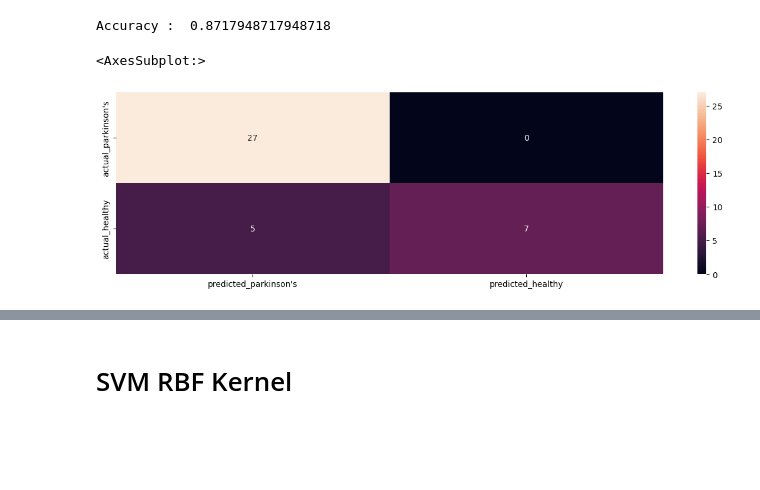
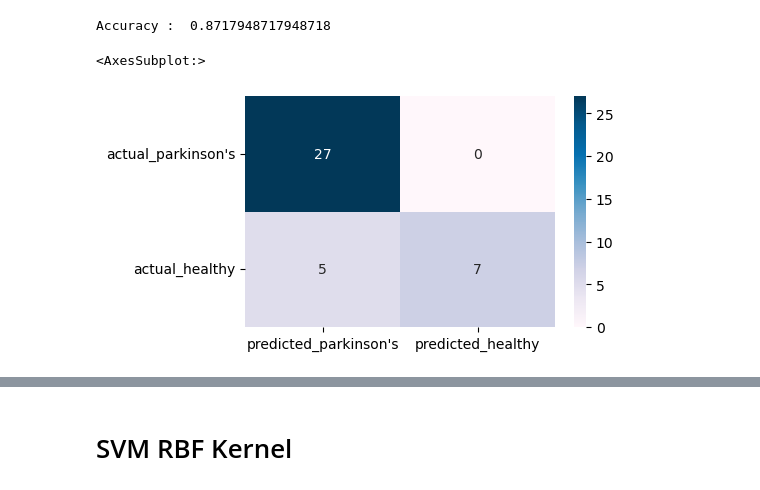
Before and after one commit to SHWETA2JHA/Detecting_parkinson_disease_using_ML, a Jupyter notebook: detect_parkinson.ipynb, the cells around one changed output, grey strips where cells are left out. Cells and saved outputs as stored; diff of their text form; code cells hidden in the pictures; blank space fills up the shorter version.

```diff
--- a/detect_parkinson.ipynb
+++ b/detect_parkinson.ipynb
@@ -185,3 +189,7 @@ scaler = MinMaxScaler((-1,1))
 X_features = scaler.fit_transform(x)
 Y_labels = y
 X_train , X_test , Y_train , Y_test = train_test_split(X_features, Y_labels , test_size=0.20, random_state=20)
+# %%
+plt.rcParams['figure.figsize'] = (15, 4)
+sns.pairplot(df,hue = 'status', vars = ['MDVP:Jitter(%)','MDVP:Jitter(Abs)','MDVP:RAP','MDVP:PPQ', 'Jitter:DDP'] )
+plt.show()
@@ -214,8 +224,9 @@ Accuracy :  0.8717948717948718
 # %%
 from sklearn.metrics import classification_report, confusion_matrix
 cm=np.array(confusion_matrix(Y_test,X_test_prediction,labels=[1,0]))
 confusion=pd.DataFrame(cm,index=["actual_parkinson's","actual_healthy"],columns=["predicted_parkinson's","predicted_healthy"])
-sns.heatmap(confusion,annot=True)
+fig, ax=plt.subplots(figsize=(5,3))
+sns.heatmap(confusion,annot=True,cmap='PuBu')
 # %% [output]
 <AxesSubplot:>
-[figure, old version]
+[figure, new version]
```
Also changed, not shown: parts of 17 cells of this notebook.
